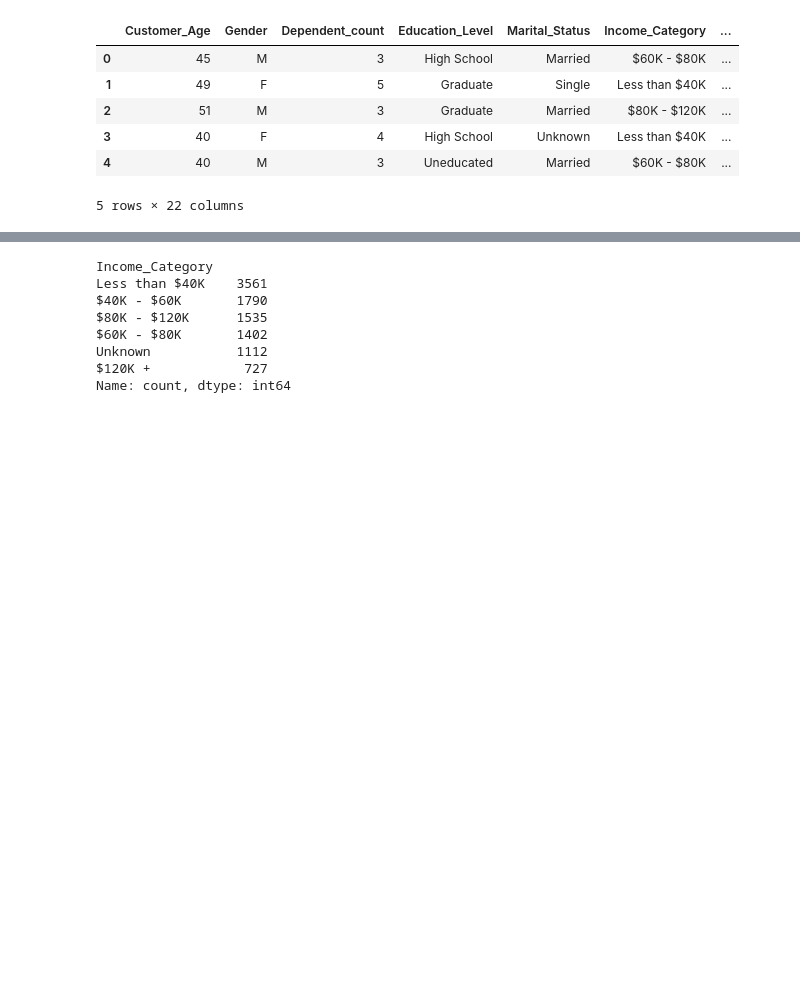
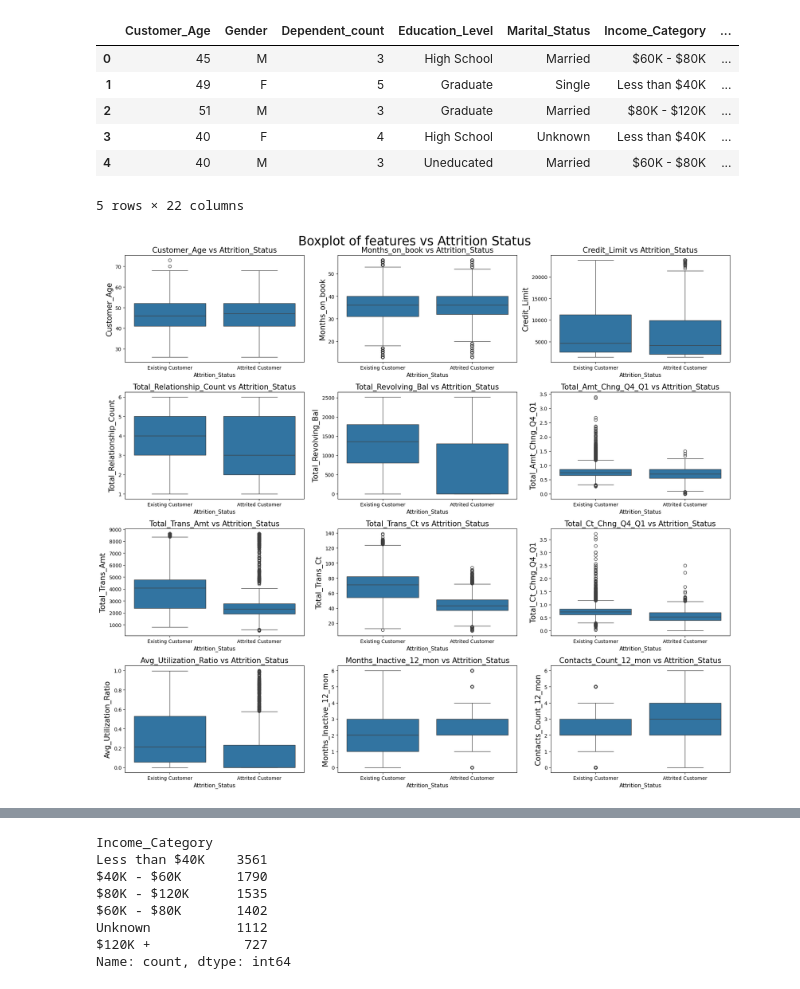
Before and after one commit to Mikeecee1/Team1_Hackathon, a Jupyter notebook: jupyter_notebooks/Visualisation.ipynb, the cells around one changed output, grey strips where cells are left out. Cells and saved outputs as stored; diff of their text form; code cells hidden in the pictures; blank space fills up the shorter version.

Commit message:
added exploratory visuals for numeric variables

```diff
--- a/jupyter_notebooks/Visualisation.ipynb
+++ b/jupyter_notebooks/Visualisation.ipynb
@@ -78,3 +78,32 @@ df.head()
 | 3 | 40 | F | 4 | High School | Unknown | Less than $40K | ... |
 | 4 | 40 | M | 3 | Uneducated | Married | $60K - $80K | ... |
 5 rows × 22 columns
+# %%
+# doing a boxplot of various numeric columns against the Attrition_Flag column to get basic visual insights
+
+# List of numeric columns to plot on y-axis
+num_cols = [
+    "Customer_Age","Months_on_book","Credit_Limit",
+    "Total_Relationship_Count", "Total_Revolving_Bal", "Total_Amt_Chng_Q4_Q1",
+    "Total_Trans_Amt", "Total_Trans_Ct", "Total_Ct_Chng_Q4_Q1",
+    "Avg_Utilization_Ratio", "Months_Inactive_12_mon", "Contacts_Count_12_mon"
+]
+
+# num_cols = num_cols = df.select_dtypes(include='number').columns
+
+# Create subplots (4 rows, 3 cols)
+fig, axes = plt.subplots(nrows=4, ncols=3, figsize=(18, 16))
+axes = axes.flatten()  # Flatten 2D array to 1D for easy iteration
+
+# Loop through each column and subplot axis
+for i, col in enumerate(num_cols):
+    sns.boxplot(x="Attrition_Flag_Original", y=col, data=df, ax=axes[i])
+    axes[i].set_title(f'{col} vs Attrition_Status', fontsize=15)
+    axes[i].set_xlabel("Attrition_Status",fontsize=11)
+    axes[i].set_ylabel(col, fontsize=15)
+
+plt.suptitle("Boxplot of features vs Attrition Status",size=25)
+plt.tight_layout()
+plt.show()
+# %% [output]
+[figure, added]
```
Also changed, not shown: parts of 7 cells of this notebook.
